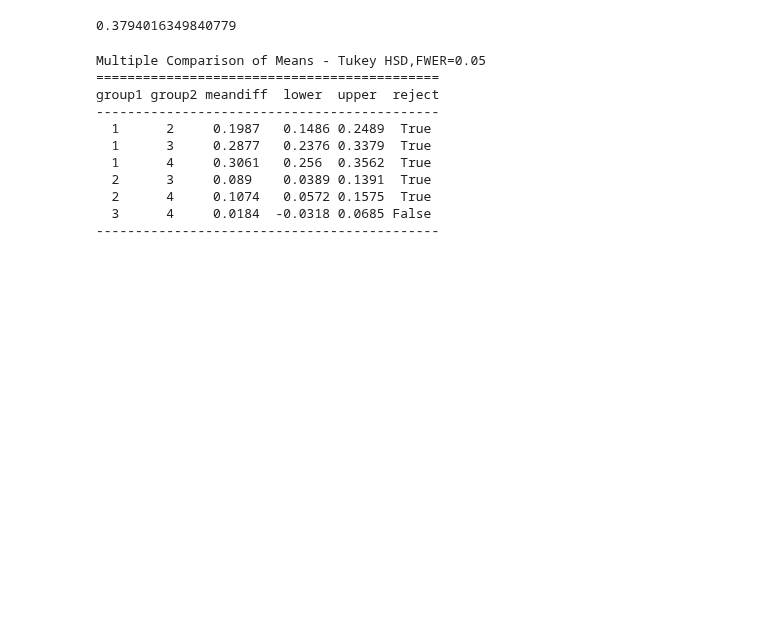
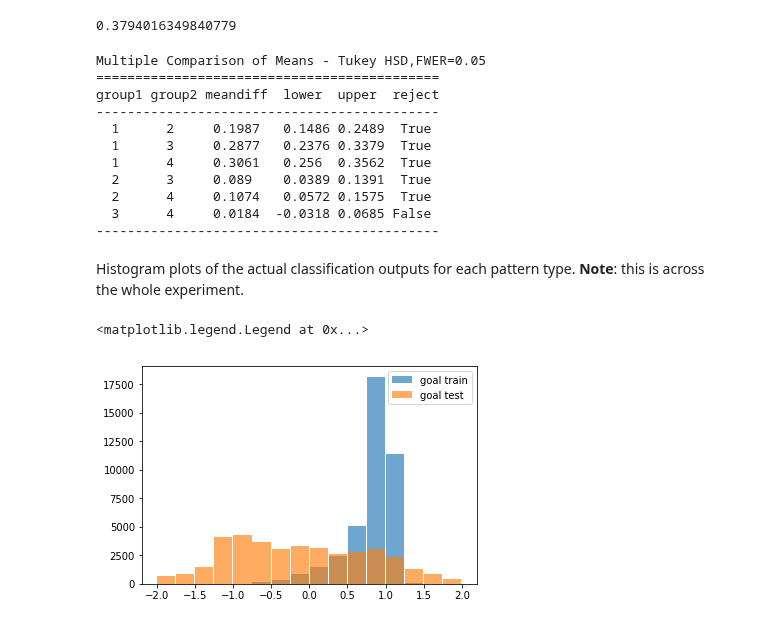
Before and after one commit to maddybartlett/NEN001, a Jupyter notebook: Plots.ipynb, the cells around one changed output. Saved outputs shown, nothing was run; the diff lists cells and outputs as text; code cells hidden in the pictures; blank space fills up the shorter version.

Commit message:
Added Histogram Plots of Actual Classification outputs.

```diff
--- a/Plots.ipynb
+++ b/Plots.ipynb
@@ -147,3 +112,6 @@ group1 group2 meandiff  lower  upper  reject
   2      4     0.1074   0.0572 0.1575  True
   3      4     0.0184  -0.0318 0.0685 False
 --------------------------------------------
+# %% [markdown]
+Histogram plots of the actual classification outputs for each pattern type.
+**Note**: this is across the whole experiment.
@@ -149,0 +248,47 @@ group1 group2 meandiff  lower  upper  reject
+# %%
+goal_train = []
+for i in range(len(gtrx)):
+    a = gtrx.iloc[i].values
+    b = np.concatenate(a).ravel().tolist()
+    goal_train.append(b)
+goal_train = np.asarray(goal_train)
+
+goal_test = []
+for i in range(len(gtsx)):
+    a = gtsx.iloc[i].values
+    b = np.concatenate(a).ravel().tolist()
+    goal_test.append(b)
+goal_test = np.asarray(goal_test)
+
+noplay_train = []
+for i in range(len(ntrx)):
+    a = ntrx.iloc[i].values
+    b = np.concatenate(a).ravel().tolist()
+    noplay_train.append(b)
+noplay_train = np.asarray(noplay_train)
+
+noplay_test = []
+for i in range(len(ntsx)):
+    a = ntsx.iloc[i].values
+    b = np.concatenate(a).ravel().tolist()
+    noplay_test.append(b)
+noplay_test = np.asarray(noplay_test)
+
+aimless = []
+for i in range(len(ax)):
+    a = ax.iloc[i].values
+    b = np.concatenate(a).ravel().tolist()
+    aimless.append(b)
+aimless = np.asarray(aimless)
+# %%
+#bins=[-4, -3.5, -3, -2.5, -2, -1.5, -1, 0, 1, 1.5, 2, 2.5, 3, 3.5, 4]
+#bins=[-2.5, -2, -1.5, -1, 0, 1, 1.5, 2, 2.5]
+#bins=[-1.5, -1.25, -1, -0.75, -0.5, -0.25, 0, 0.25, 0.5, 0.75, 1, 1.25, 1.5]
+#bins=np.arange(min(aimless), max(aimless) + 0.25, 0.25)
+bins=np.arange(-2, 2 + 0.25, 0.25)
+plt.hist(goal_train, bins=bins, rwidth=0.95, alpha=0.65, label='goal train')
+plt.hist(goal_test, bins=bins, rwidth=0.95, alpha=0.65, label='goal test')
+plt.legend(loc='upper right')
+# %% [output]
+<matplotlib.legend.Legend at 0x...>
+[figure, added]
```
Also changed, not shown: parts of 37 cells of this notebook, 1 other file.
